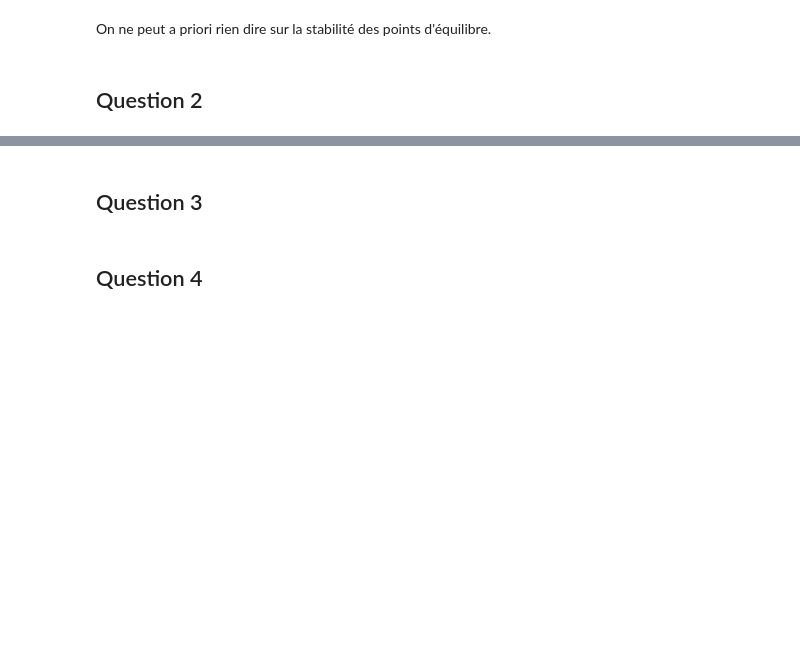
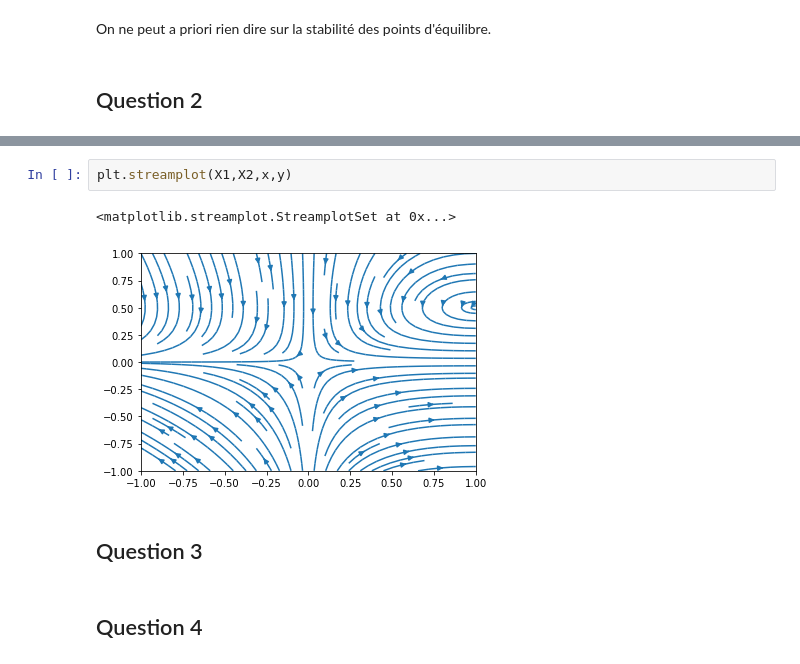
Before and after one commit to PaulineVehrle/Projet-numerique, a Jupyter notebook: Projet numérique 2.ipynb, the cells around one changed output, grey strips where cells are left out. Drawn from its saved outputs; the diff is of its cells as text; blank space fills up the shorter version.

```diff
--- a/Projet numérique 2.ipynb
+++ b/Projet numérique 2.ipynb
@@ -74,3 +90,8 @@ On ne peut a priori rien dire sur la stabilité des points d'équilibre.
+# %%
+plt.streamplot(X1,X2,x,y)
+# %% [output]
+<matplotlib.streamplot.StreamplotSet at 0x...>
+[figure, added]
 # %% [markdown]
 ## Question 3
 # %% [markdown]
```
Also changed, not shown: parts of 9 cells of this notebook.
